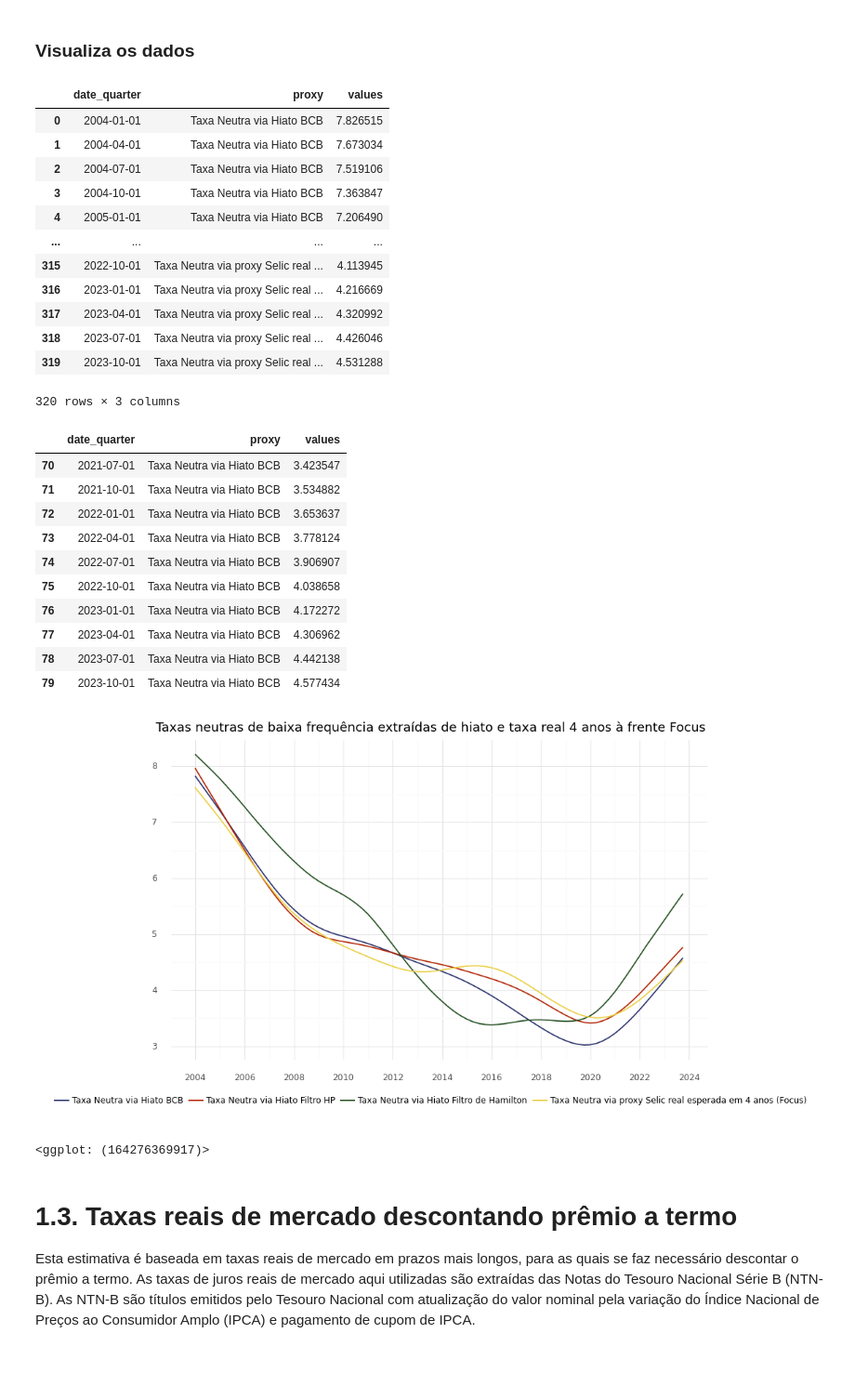
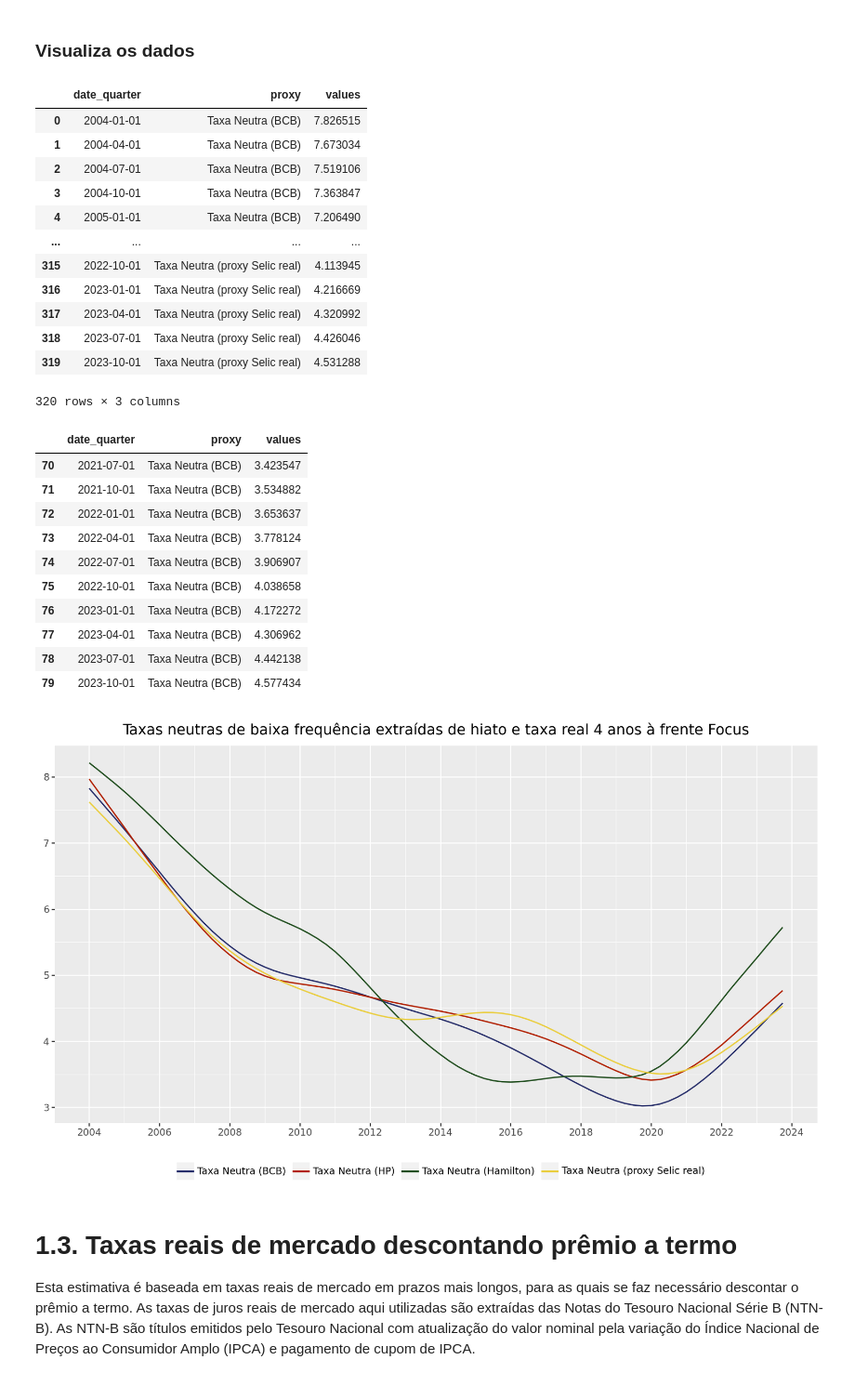
Before and after one commit to pedroxmarino/juros_neutro_completo, a Jupyter notebook: juro_neutro.ipynb, the cells around one changed output. Shown at 93% size. Saved outputs shown, nothing was run; the diff lists cells and outputs as text; code cells hidden in the pictures.

```diff
--- a/juro_neutro.ipynb
+++ b/juro_neutro.ipynb
@@ -657,60 +658,58 @@ proxy2_bf = (
     .reset_index()
     .drop(['hiato_bcb', 'hiato_hp', 'hiato_hamilton', 'r_n_bcb', 'r_n_hp', 'r_n_hamilton', 'neutro'], axis = 1)
     .assign(date_quarter = lambda x: x.date_quarter.dt.to_timestamp())
-    .rename(columns = {'r_n_bcb_bf' : 'Taxa Neutra via Hiato BCB',
-                       'r_n_hp_bf' : 'Taxa Neutra via Hiato Filtro HP',
-                       'r_n_hamilton_bf' : 'Taxa Neutra via Hiato Filtro de Hamilton',
-                       'neutro_bf' : 'Taxa Neutra via proxy Selic real esperada em 4 anos (Focus)'})
+    .rename(columns = {'r_n_bcb_bf' : 'Taxa Neutra (BCB)',
+                       'r_n_hp_bf' : 'Taxa Neutra (HP)',
+                       'r_n_hamilton_bf' : 'Taxa Neutra (Hamilton)',
+                       'neutro_bf' : 'Taxa Neutra (proxy Selic real)'})
      .melt(id_vars = ['date_quarter'], var_name = 'proxy', value_name = 'values')
   )
 proxy2_bf
 # %% [output]
 |  | date_quarter | proxy | values |
-| 0 | 2004-01-01 | Taxa Neutra via Hiato BCB | 7.826515 |
-| 1 | 2004-04-01 | Taxa Neutra via Hiato BCB | 7.673034 |
-| 2 | 2004-07-01 | Taxa Neutra via Hiato BCB | 7.519106 |
-| 3 | 2004-10-01 | Taxa Neutra via Hiato BCB | 7.363847 |
-| 4 | 2005-01-01 | Taxa Neutra via Hiato BCB | 7.206490 |
+| 0 | 2004-01-01 | Taxa Neutra (BCB) | 7.826515 |
+| 1 | 2004-04-01 | Taxa Neutra (BCB) | 7.673034 |
+| 2 | 2004-07-01 | Taxa Neutra (BCB) | 7.519106 |
+| 3 | 2004-10-01 | Taxa Neutra (BCB) | 7.363847 |
+| 4 | 2005-01-01 | Taxa Neutra (BCB) | 7.206490 |
 | ... | ... | ... | ... |
-| 315 | 2022-10-01 | Taxa Neutra via proxy Selic real ... | 4.113945 |
-| 316 | 2023-01-01 | Taxa Neutra via proxy Selic real ... | 4.216669 |
-| 317 | 2023-04-01 | Taxa Neutra via proxy Selic real ... | 4.320992 |
-| 318 | 2023-07-01 | Taxa Neutra via proxy Selic real ... | 4.426046 |
-| 319 | 2023-10-01 | Taxa Neutra via proxy Selic real ... | 4.531288 |
+| 315 | 2022-10-01 | Taxa Neutra (proxy Selic real) | 4.113945 |
+| 316 | 2023-01-01 | Taxa Neutra (proxy Selic real) | 4.216669 |
+| 317 | 2023-04-01 | Taxa Neutra (proxy Selic real) | 4.320992 |
+| 318 | 2023-07-01 | Taxa Neutra (proxy Selic real) | 4.426046 |
+| 319 | 2023-10-01 | Taxa Neutra (proxy Selic real) | 4.531288 |
 320 rows × 3 columns
 # %%
-proxy2_bf_filtro_bcb = proxy2_bf[proxy2_bf.proxy == "Taxa Neutra via Hiato BCB"].tail(10)
+proxy2_bf_filtro_bcb = proxy2_bf[proxy2_bf.proxy == "Taxa Neutra (BCB)"].tail(10)
 proxy2_bf_filtro_bcb
 # %% [output]
 |  | date_quarter | proxy | values |
-| 70 | 2021-07-01 | Taxa Neutra via Hiato BCB | 3.423547 |
-| 71 | 2021-10-01 | Taxa Neutra via Hiato BCB | 3.534882 |
-| 72 | 2022-01-01 | Taxa Neutra via Hiato BCB | 3.653637 |
-| 73 | 2022-04-01 | Taxa Neutra via Hiato BCB | 3.778124 |
-| 74 | 2022-07-01 | Taxa Neutra via Hiato BCB | 3.906907 |
-| 75 | 2022-10-01 | Taxa Neutra via Hiato BCB | 4.038658 |
-| 76 | 2023-01-01 | Taxa Neutra via Hiato BCB | 4.172272 |
-| 77 | 2023-04-01 | Taxa Neutra via Hiato BCB | 4.306962 |
-| 78 | 2023-07-01 | Taxa Neutra via Hiato BCB | 4.442138 |
-| 79 | 2023-10-01 | Taxa Neutra via Hiato BCB | 4.577434 |
+| 70 | 2021-07-01 | Taxa Neutra (BCB) | 3.423547 |
+| 71 | 2021-10-01 | Taxa Neutra (BCB) | 3.534882 |
+| 72 | 2022-01-01 | Taxa Neutra (BCB) | 3.653637 |
+| 73 | 2022-04-01 | Taxa Neutra (BCB) | 3.778124 |
+| 74 | 2022-07-01 | Taxa Neutra (BCB) | 3.906907 |
+| 75 | 2022-10-01 | Taxa Neutra (BCB) | 4.038658 |
+| 76 | 2023-01-01 | Taxa Neutra (BCB) | 4.172272 |
+| 77 | 2023-04-01 | Taxa Neutra (BCB) | 4.306962 |
+| 78 | 2023-07-01 | Taxa Neutra (BCB) | 4.442138 |
+| 79 | 2023-10-01 | Taxa Neutra (BCB) | 4.577434 |
 # %%
 # cria o gráfico
 (
  ggplot(proxy2_bf, aes(x = 'date_quarter', y = 'values', color = 'proxy')) +
  geom_line(size = 0.7) +
  scale_colour_manual(values = list(colors.values())) +
  scale_x_date(date_breaks = "2 year", date_labels = "%Y") +
  labs(title = "Taxas neutras de baixa frequência extraídas de hiato e taxa real 4 anos à frente Focus",
       color="",
       x="",
       y="")+
- theme_minimal() +
  theme(legend_position = "bottom",
        figure_size = (10, 6))
 )
 # %% [output]
-[figure, old version]
+[figure, new version]
-<ggplot: (164276369917)>
 # %% [markdown]
 # 1.3. Taxas reais de mercado descontando prêmio a termo
 
```
Also changed, not shown: parts of 18 cells of this notebook.
